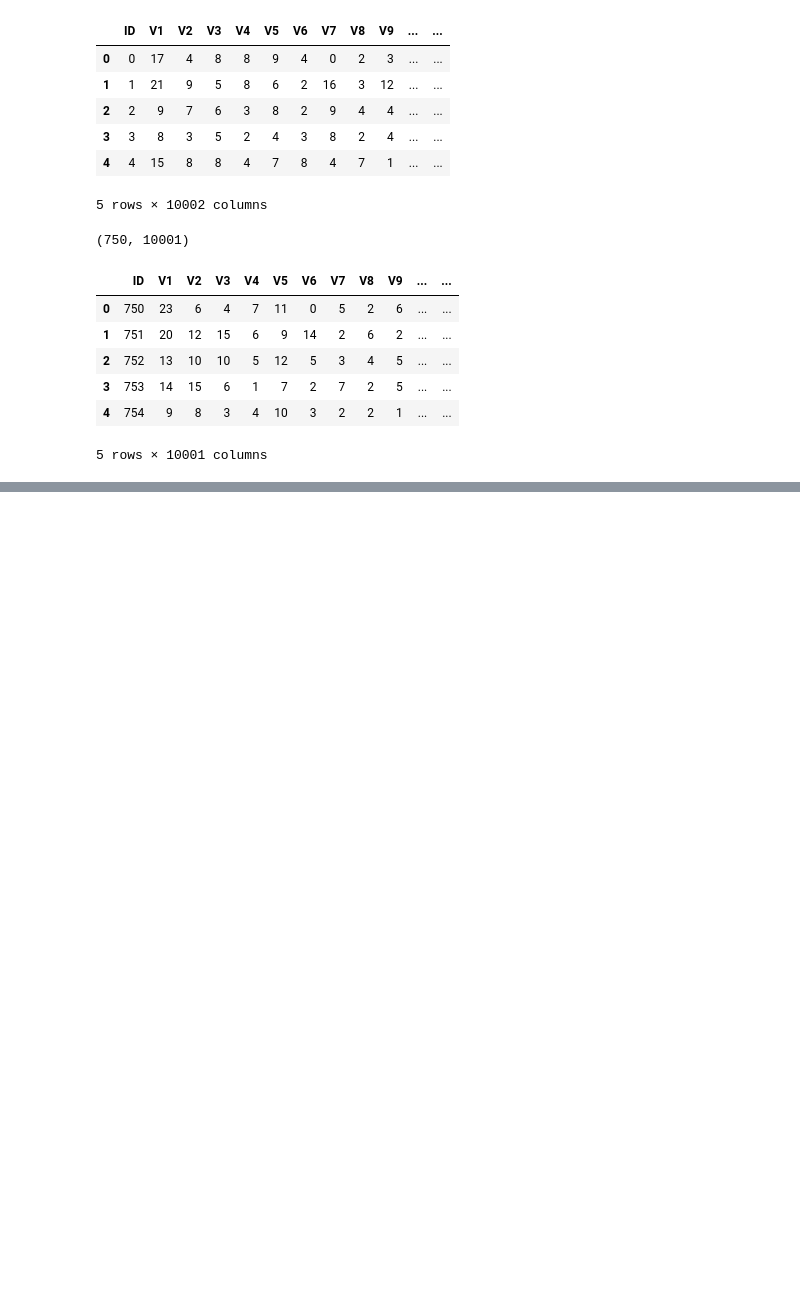
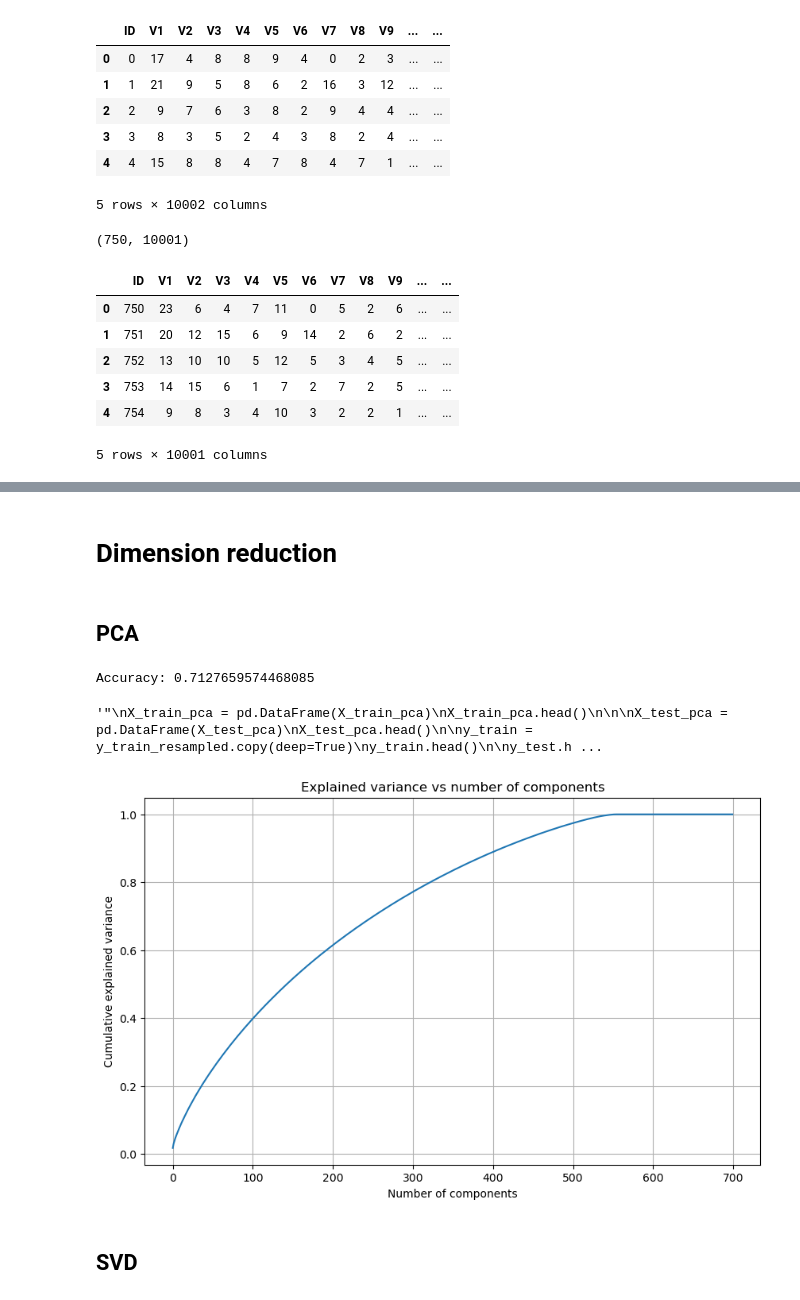
Before and after one commit to paulhoenes/ml_ss24, a Jupyter notebook: Amazon_reviews.ipynb, the cells around one changed output, grey strips where cells are left out. Drawn from its saved outputs; the diff is of its cells as text; code cells hidden in the pictures; blank space fills up the shorter version.

```diff
--- a/Amazon_reviews.ipynb
+++ b/Amazon_reviews.ipynb
@@ -744,0 +269,4 @@ array([[1, 0, 0, ..., 0, 0, 0],
+# %% [markdown]
+# Dimension reduction
+# %% [markdown]
+## PCA
@@ -744,0 +277,57 @@ array([[1, 0, 0, ..., 0, 0, 0],
+# %%
+# Split and sample again (for clearity)
+X_train_resampled, y_train_resampled, X_test, y_test = split_and_oversample(amazon_train.drop('Class', axis=1), amazon_train['Class'], random_state=123)
+
+# Scale again
+scaler = StandardScaler()
+X_train_scaled = scaler.fit_transform(X_train_resampled)
+X_test_scaled = scaler.transform(X_test)
+
+
+pca = PCA(n_components=700)  #
+X_train_pca = pca.fit_transform(X_train_scaled)
+X_test_pca = pca.transform(X_test_scaled)
+
+
+# Fit model
+model = LogisticRegression(multi_class='multinomial', solver="lbfgs", random_state=123, max_iter=10000)
+model.fit(X_train_pca, y_train_resampled)
+
+# Predict
+y_pred = model.predict(X_test_pca)
+
+# Evaluate
+accuracy = accuracy_score(y_test, y_pred)
+print("Accuracy:", accuracy)
+
+
+
+# The resulting data sets from the PCA:
+""""
+X_train_pca = pd.DataFrame(X_train_pca)
+X_train_pca.head()
+
+
+X_test_pca = pd.DataFrame(X_test_pca)
+X_test_pca.head()
+
+y_train = y_train_resampled.copy(deep=True)
+y_train.head()
+
+y_test.head()
+"""
+# %% [output]
+Accuracy: 0.7127659574468085
+'"\nX_train_pca = pd.DataFrame(X_train_pca)\nX_train_pca.head()\n\n\nX_test_pca = pd.DataFrame(X_test_pca)\nX_test_pca.head()\n\ny_train = y_train_resampled.copy(deep=True)\ny_train.head()\n\ny_test.h ...
+# %%
+cum_var = np.cumsum(pca.explained_variance_ratio_)
+
+plt.figure(figsize=(10, 6))
+plt.plot(cum_var)
+plt.xlabel('Number of components')
+plt.ylabel('Cumulative explained variance')
+plt.title('Explained variance vs number of components')
+plt.grid(True)
+plt.show()
+# %% [output]
+[figure, added]
@@ -744,0 +363,2 @@ array([[1, 0, 0, ..., 0, 0, 0],
+# %% [markdown]
+## SVD
```
Also changed, not shown: parts of 56 cells of this notebook.
